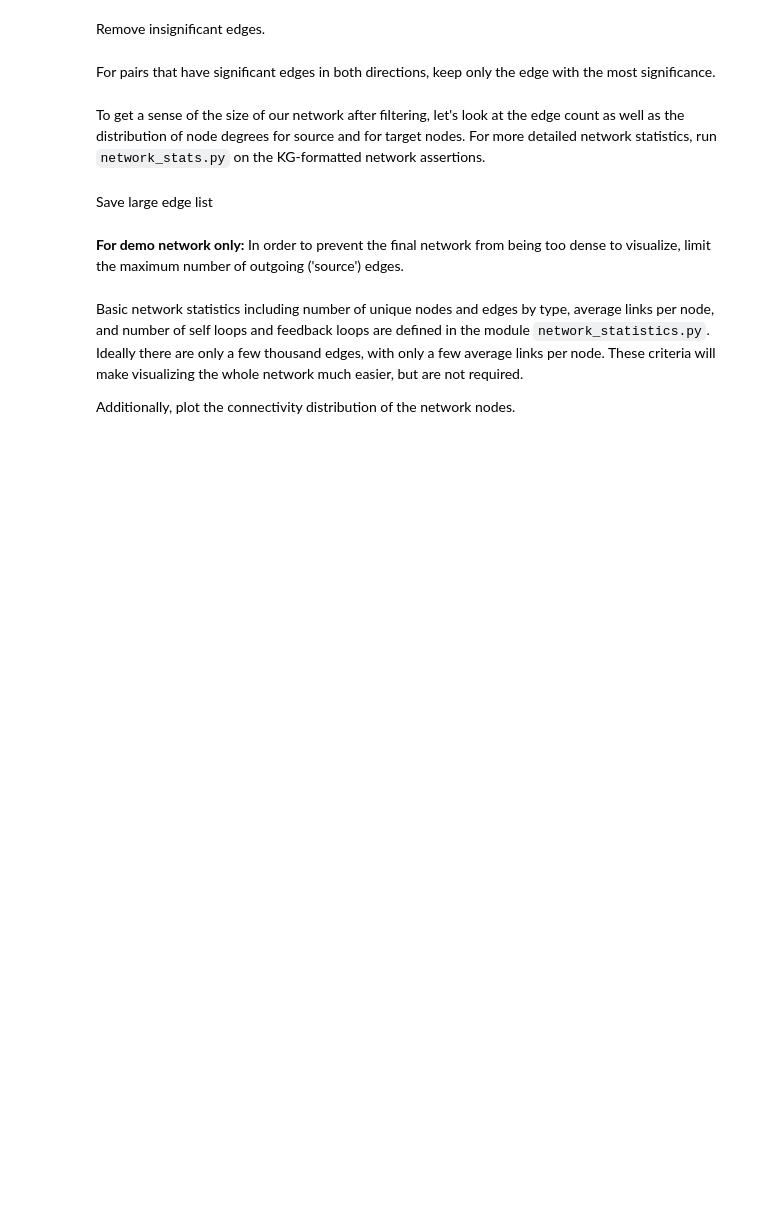
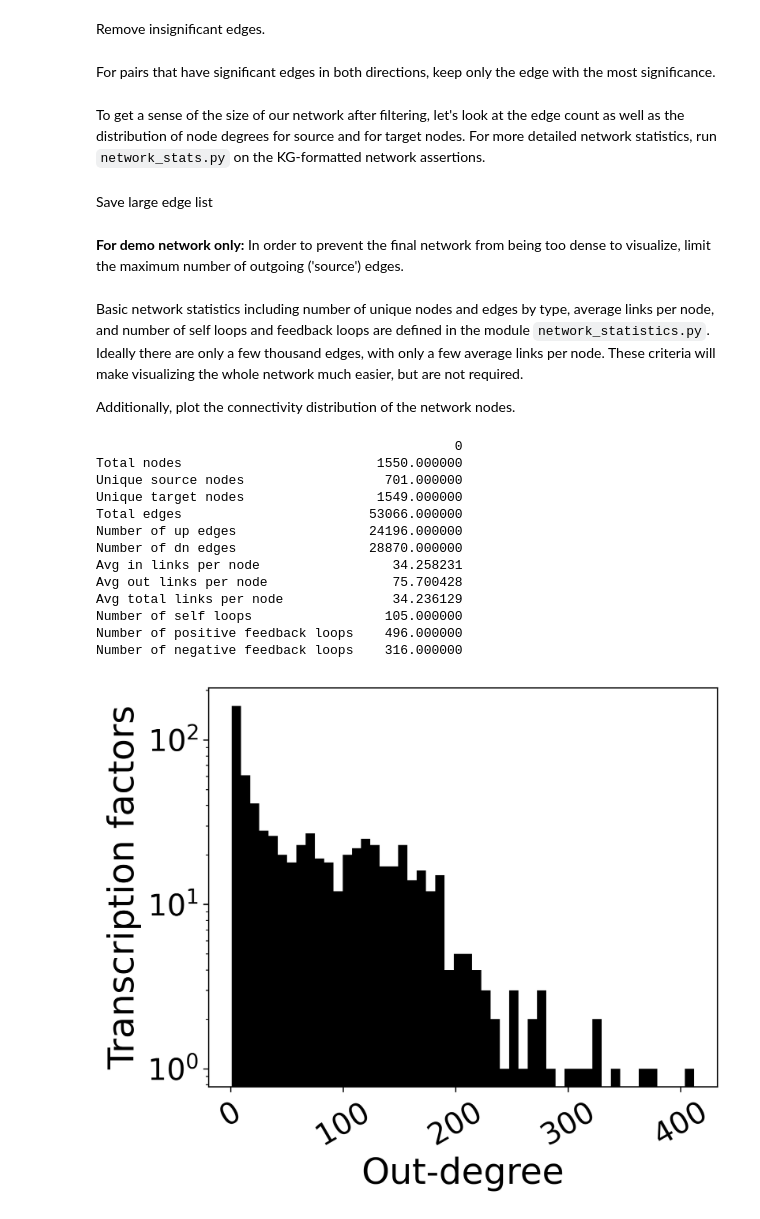
Before and after one commit to MaayanLab/ChEA-KG, a Jupyter notebook: tf_knowledge_graph/filter_network_assertions.ipynb, the cells around one changed output. Saved outputs shown, nothing was run; the diff lists cells and outputs as text; code cells hidden in the pictures; blank space fills up the shorter version.

```diff
--- a/tf_knowledge_graph/filter_network_assertions.ipynb
+++ b/tf_knowledge_graph/filter_network_assertions.ipynb
@@ -367,7 +367,24 @@ Basic network statistics including number of unique nodes and edges by type, ave
 Additionally, plot the connectivity distribution of the network nodes.
 # %%
 import network_statistics as nstats
-shuffling_method = 'node_weighted'
+import importlib
+importlib.reload(nstats)
+shuffling_method = 'edge_weighted'
 outfile = f"{output}/large/{shuffling_method}/edge_list_filtered.csv"
 nstats.all_network_stats(outfile)
 nstats.plot_connectivity_distrib(outfile, f'{output}/large/{shuffling_method}')
+# %% [output]
+                                              0
+Total nodes                         1550.000000
+Unique source nodes                  701.000000
+Unique target nodes                 1549.000000
+Total edges                        53066.000000
+Number of up edges                 24196.000000
+Number of dn edges                 28870.000000
+Avg in links per node                 34.258231
+Avg out links per node                75.700428
+Avg total links per node              34.236129
+Number of self loops                 105.000000
+Number of positive feedback loops    496.000000
+Number of negative feedback loops    316.000000
+[figure, added]
```
Also changed, not shown: parts of 1 cell of this notebook, 3 other files.
